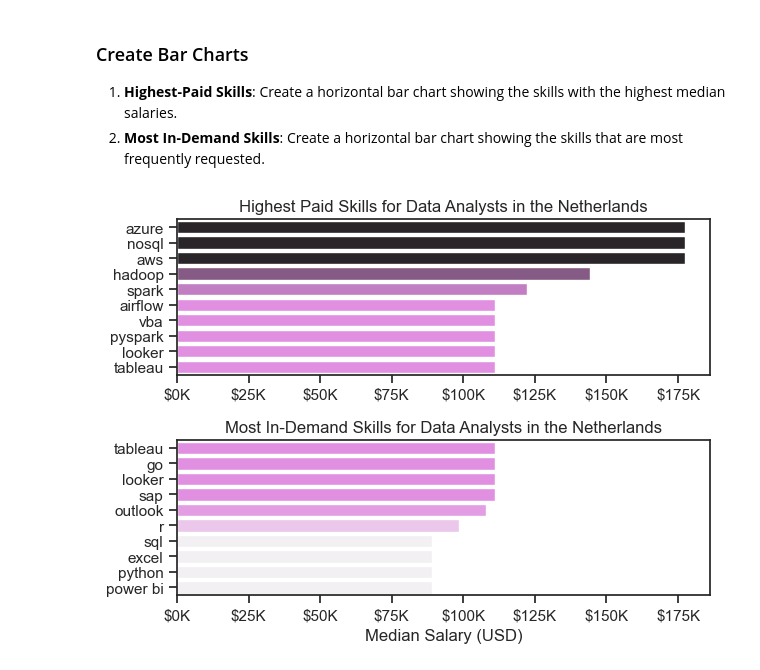
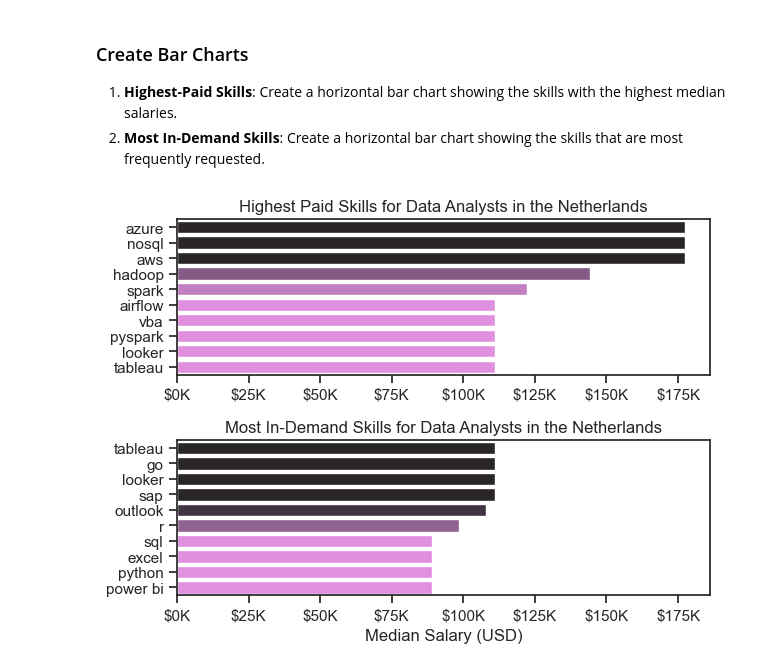
Before and after one commit to Dnyan89/Python_Data_Analytics, a Jupyter notebook: 3_Project/4_Salary_Analysis.ipynb, the cells around one changed output. Drawn from its saved outputs; the diff is of its cells as text; code cells hidden in the pictures.

```diff
--- a/3_Project/4_Salary_Analysis.ipynb
+++ b/3_Project/4_Salary_Analysis.ipynb
@@ -151,30 +151,30 @@ df_DA_skills
 # %%
 fig, ax = plt.subplots(2, 1)
 
 # Top 10 Highest Paid Skills for Data Analysts
 sns.barplot(data=df_DA_top_pay, x='median', y=df_DA_top_pay.index, hue='median', ax=ax[0], palette='dark:violet_r')
 ax[0].legend().remove()
 # original code:
 # df_DA_top_pay[::-1].plot(kind='barh', y='median', ax=ax[0], legend=False)
 ax[0].set_title('Highest Paid Skills for Data Analysts in the Netherlands')
 ax[0].set_ylabel('')
 ax[0].set_xlabel('')
 ax[0].xaxis.set_major_formatter(plt.FuncFormatter(lambda x, _: f'${int(x/1000)}K'))
 
 
 # Top 10 Most In-Demand Skills for Data Analysts')
-sns.barplot(data=df_DA_skills, x='median', y=df_DA_skills.index, hue='median', ax=ax[1], palette='light:violet')
+sns.barplot(data=df_DA_skills, x='median', y=df_DA_skills.index, hue='median', ax=ax[1], palette='dark:violet_r')
 ax[1].legend().remove()
 # original code:
 # df_DA_skills[::-1].plot(kind='barh', y='median', ax=ax[1], legend=False)
 ax[1].set_title('Most In-Demand Skills for Data Analysts in the Netherlands')
 ax[1].set_ylabel('')
 ax[1].set_xlabel('Median Salary (USD)')
 ax[1].set_xlim(ax[0].get_xlim())  # Set the same x-axis limits as the first plot
 ax[1].xaxis.set_major_formatter(plt.FuncFormatter(lambda x, _: f'${int(x/1000)}K'))
 
 sns.set_theme(style='ticks')
 plt.tight_layout()
 plt.show()
 # %% [output]
-[figure, old version]
+[figure, new version]
```
Also changed, not shown: parts of 1 cell of this notebook.
